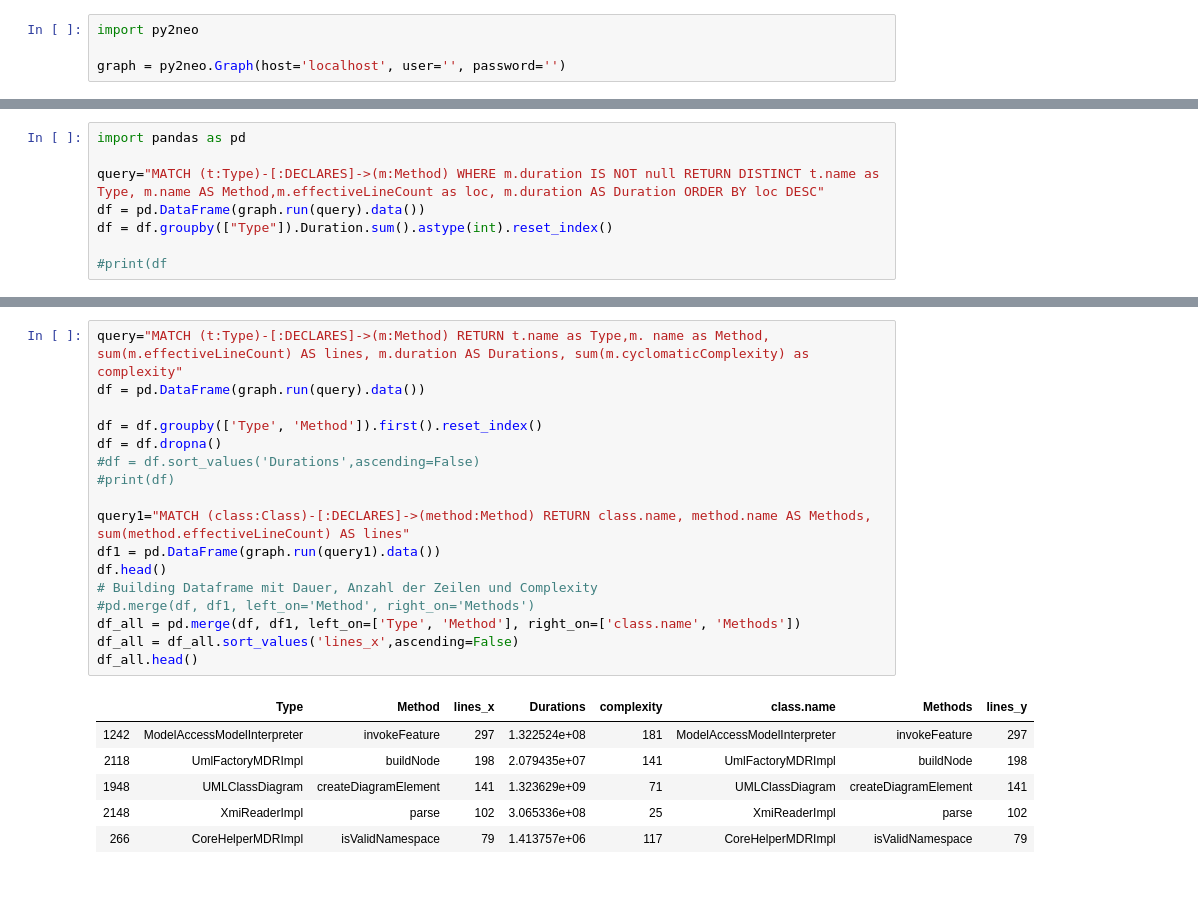
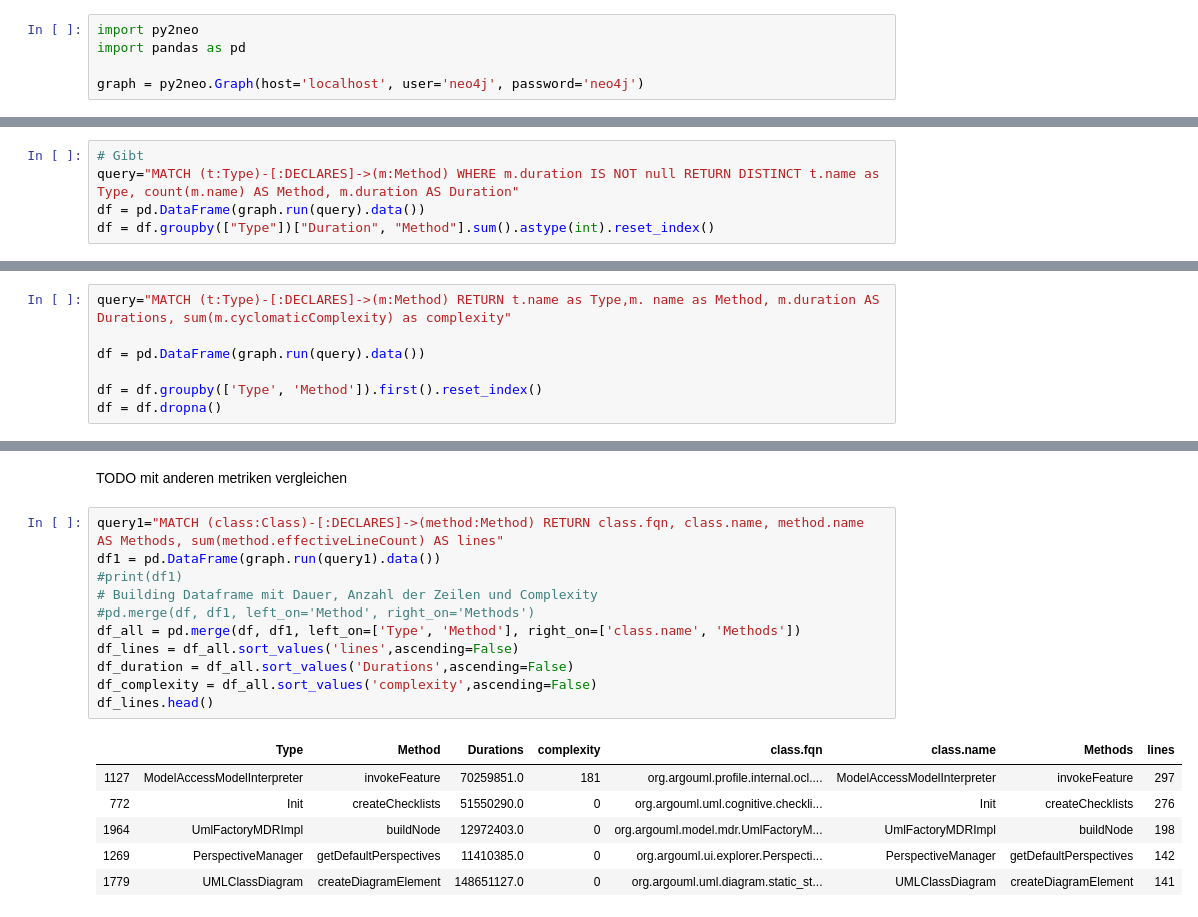
Before and after one commit to softvis-research/performance-analysis, a Jupyter notebook: PerformanceAnalysis.ipynb, the cells around one changed output, grey strips where cells are left out. Saved outputs shown, nothing was run; the diff lists cells and outputs as text; blank space fills up the shorter version.

```diff
--- a/PerformanceAnalysis.ipynb
+++ b/PerformanceAnalysis.ipynb
@@ -22,4 +23,5 @@
 # %%
 import py2neo
+import pandas as pd
 
-graph = py2neo.Graph(host='localhost', user='', password='')
+graph = py2neo.Graph(host='localhost', user='neo4j', password='neo4j')
@@ -26,11 +69,8 @@ graph = py2neo.Graph(host='localhost', user='', password='')
 # %%
-import pandas as pd
-
-query="MATCH (t:Type)-[:DECLARES]->(m:Method) WHERE m.duration IS NOT null RETURN DISTINCT t.name as Type, m.name AS Method,m.effectiveLineCount as loc, m.duration AS Duration ORDER BY loc DESC"
+# Gibt
+query="MATCH (t:Type)-[:DECLARES]->(m:Method) WHERE m.duration IS NOT null RETURN DISTINCT t.name as Type, count(m.name) AS Method, m.duration AS Duration"
 df = pd.DataFrame(graph.run(query).data())
-df = df.groupby(["Type"]).Duration.sum().astype(int).reset_index()
-
-#print(df
+df = df.groupby(["Type"])["Duration", "Method"].sum().astype(int).reset_index()
 # %%
 df.head()
 # %% [output]
@@ -103,0 +110,7 @@ display(HTML(base_html.format(rendered_chart=bar_chart1.render(is_unicode=True))
+# %%
+query="MATCH (t:Type)-[:DECLARES]->(m:Method) RETURN t.name as Type,m. name as Method, m.duration AS Durations, sum(m.cyclomaticComplexity) as complexity"
+
+df = pd.DataFrame(graph.run(query).data())
+
+df = df.groupby(['Type', 'Method']).first().reset_index()
+df = df.dropna()
@@ -104,24 +132,20 @@ display(HTML(base_html.format(rendered_chart=bar_chart1.render(is_unicode=True))
+# %% [markdown]
+TODO mit anderen metriken vergleichen
 # %%
-query="MATCH (t:Type)-[:DECLARES]->(m:Method) RETURN t.name as Type,m. name as Method, sum(m.effectiveLineCount) AS lines, m.duration AS Durations, sum(m.cyclomaticComplexity) as complexity"
-df = pd.DataFrame(graph.run(query).data())
-
-df = df.groupby(['Type', 'Method']).first().reset_index()
-df = df.dropna()
-#df = df.sort_values('Durations',ascending=False)
-#print(df)
-
-query1="MATCH (class:Class)-[:DECLARES]->(method:Method) RETURN class.name, method.name AS Methods, sum(method.effectiveLineCount) AS lines"
+query1="MATCH (class:Class)-[:DECLARES]->(method:Method) RETURN class.fqn, class.name, method.name AS Methods, sum(method.effectiveLineCount) AS lines"
 df1 = pd.DataFrame(graph.run(query1).data())
-df.head()
+#print(df1)
 # Building Dataframe mit Dauer, Anzahl der Zeilen und Complexity
 #pd.merge(df, df1, left_on='Method', right_on='Methods')
 df_all = pd.merge(df, df1, left_on=['Type', 'Method'], right_on=['class.name', 'Methods'])
-df_all = df_all.sort_values('lines_x',ascending=False)
-df_all.head()
+df_lines = df_all.sort_values('lines',ascending=False)
+df_duration = df_all.sort_values('Durations',ascending=False)
+df_complexity = df_all.sort_values('complexity',ascending=False)
+df_lines.head()
 # %% [output]
-|  | Type | Method | lines_x | Durations | complexity | class.name | Methods | lines_y |
-| 1242 | ModelAccessModelInterpreter | invokeFeature | 297 | 1.322524e+08 | 181 | ModelAccessModelInterpreter | invokeFeature | 297 |
-| 2118 | UmlFactoryMDRImpl | buildNode | 198 | 2.079435e+07 | 141 | UmlFactoryMDRImpl | buildNode | 198 |
-| 1948 | UMLClassDiagram | createDiagramElement | 141 | 1.323629e+09 | 71 | UMLClassDiagram | createDiagramElement | 141 |
-| 2148 | XmiReaderImpl | parse | 102 | 3.065336e+08 | 25 | XmiReaderImpl | parse | 102 |
-| 266 | CoreHelperMDRImpl | isValidNamespace | 79 | 1.413757e+06 | 117 | CoreHelperMDRImpl | isValidNamespace | 79 |
+|  | Type | Method | Durations | complexity | class.fqn | class.name | Methods | lines |
+| 1127 | ModelAccessModelInterpreter | invokeFeature | 70259851.0 | 181 | org.argouml.profile.internal.ocl.... | ModelAccessModelInterpreter | invokeFeature | 297 |
+| 772 | Init | createChecklists | 51550290.0 | 0 | org.argouml.uml.cognitive.checkli... | Init | createChecklists | 276 |
+| 1964 | UmlFactoryMDRImpl | buildNode | 12972403.0 | 0 | org.argouml.model.mdr.UmlFactoryM... | UmlFactoryMDRImpl | buildNode | 198 |
+| 1269 | PerspectiveManager | getDefaultPerspectives | 11410385.0 | 0 | org.argouml.ui.explorer.Perspecti... | PerspectiveManager | getDefaultPerspectives | 142 |
+| 1779 | UMLClassDiagram | createDiagramElement | 148651127.0 | 0 | org.argouml.uml.diagram.static_st... | UMLClassDiagram | createDiagramElement | 141 |
```
Also changed, not shown: parts of 23 cells of this notebook, 1 other file.
